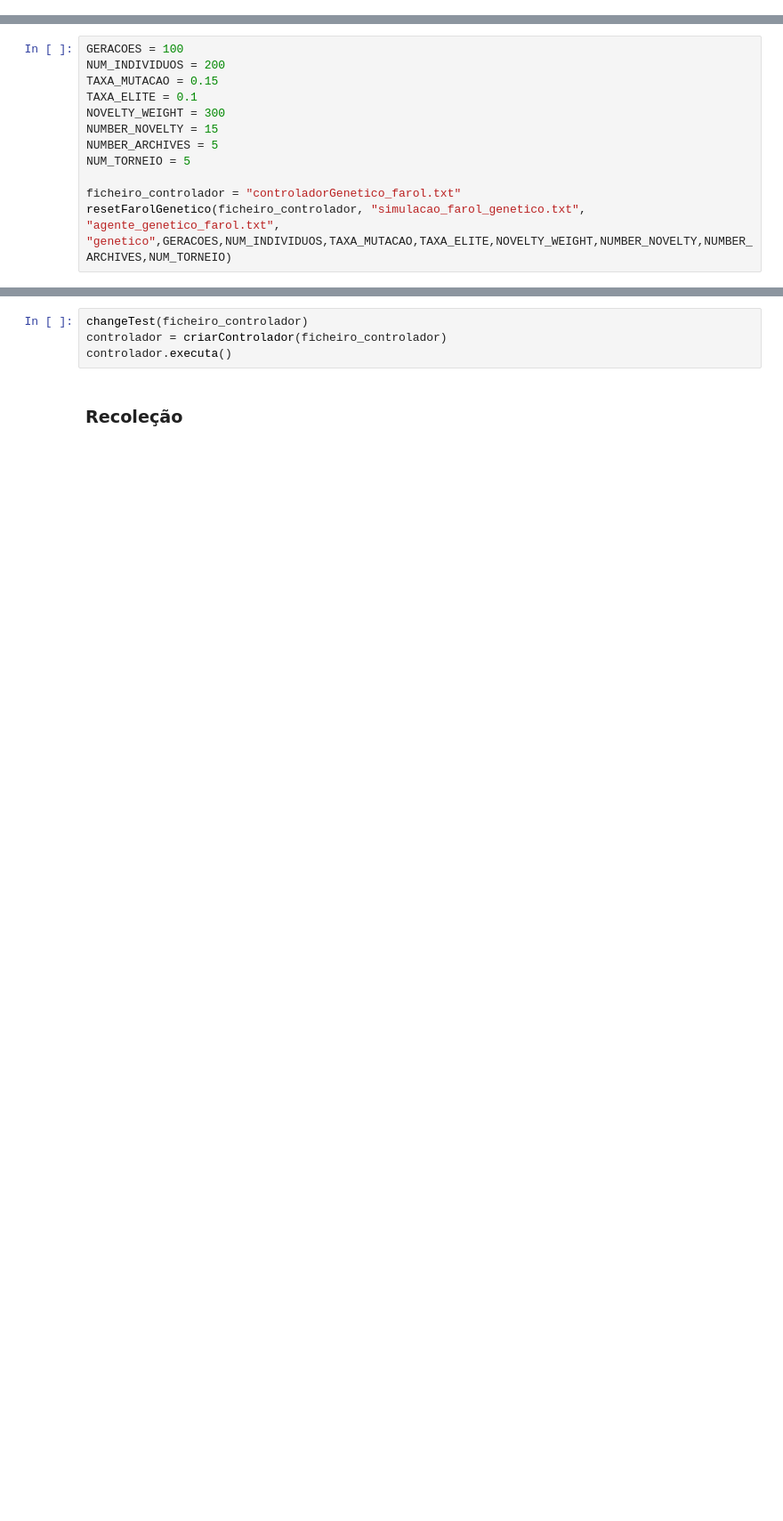
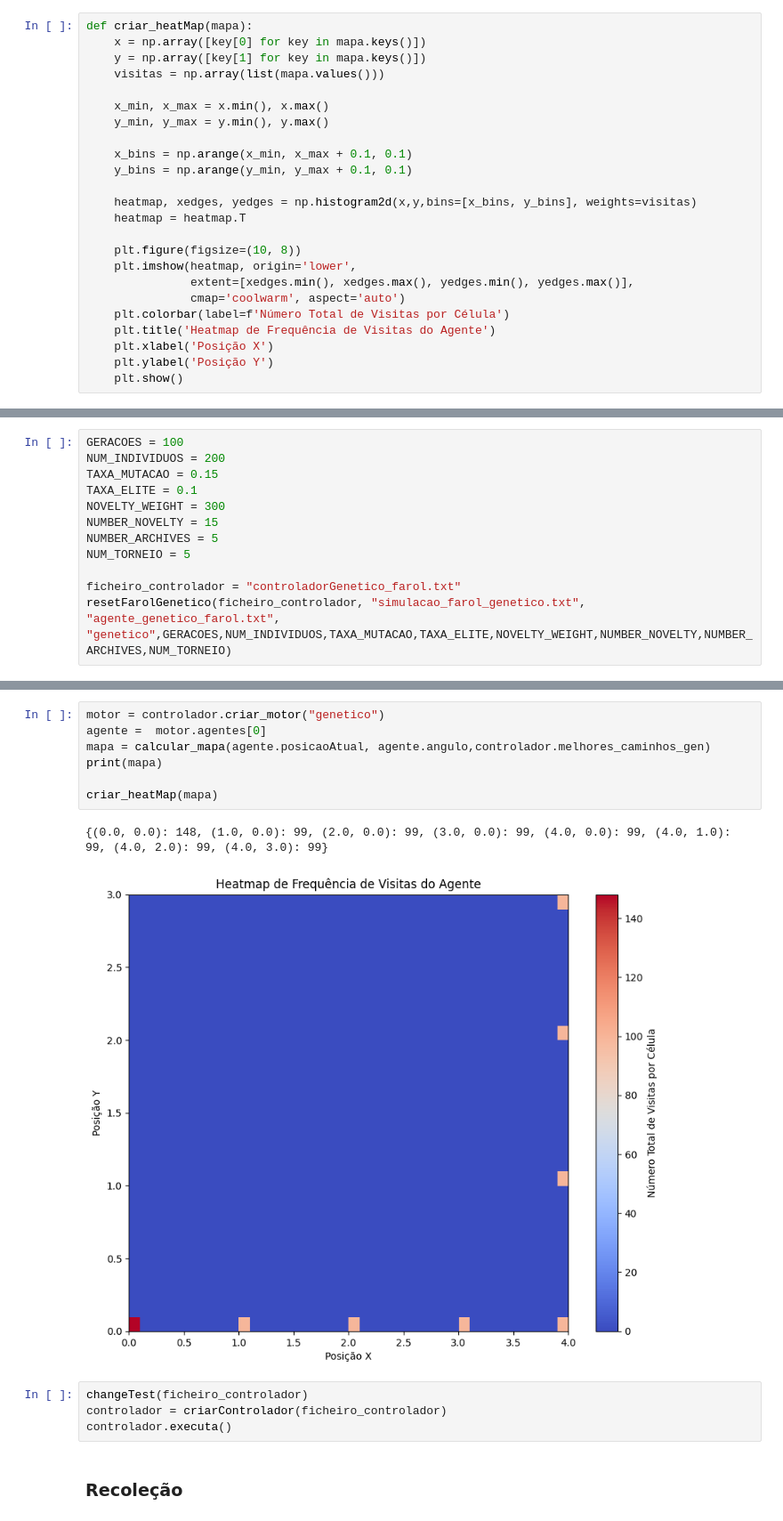
Before and after one commit to Biancs13/ProjetoAA, a Jupyter notebook: Demo.ipynb, the cells around one changed output, grey strips where cells are left out. Shown: that part at 89% size. Saved outputs shown, nothing was run; the diff lists cells and outputs as text; blank space fills up the shorter version.

```diff
--- a/Demo.ipynb
+++ b/Demo.ipynb
@@ -229,6 +188,30 @@ def grafico_fitness(fitnesses):
     plt.ylabel("Average Combined Fitness Score")
     plt.grid(True)
     plt.show()
+# %%
+def criar_heatMap(mapa):
+    x = np.array([key[0] for key in mapa.keys()])
+    y = np.array([key[1] for key in mapa.keys()])
+    visitas = np.array(list(mapa.values()))
+
+    x_min, x_max = x.min(), x.max()
+    y_min, y_max = y.min(), y.max()
+
+    x_bins = np.arange(x_min, x_max + 0.1, 0.1)
+    y_bins = np.arange(y_min, y_max + 0.1, 0.1)
+
+    heatmap, xedges, yedges = np.histogram2d(x,y,bins=[x_bins, y_bins], weights=visitas)
+    heatmap = heatmap.T
+
+    plt.figure(figsize=(10, 8))
+    plt.imshow(heatmap, origin='lower',
+               extent=[xedges.min(), xedges.max(), yedges.min(), yedges.max()],
+               cmap='coolwarm', aspect='auto')
+    plt.colorbar(label=f'Número Total de Visitas por Célula')
+    plt.title('Heatmap de Frequência de Visitas do Agente')
+    plt.xlabel('Posição X')
+    plt.ylabel('Posição Y')
+    plt.show()
 # %% [markdown]
 ### Farol
 # %%
@@ -302,3 +285,13 @@ grafico_fitness(controlador.fitness_medio_geracao)
+# %%
+motor = controlador.criar_motor("genetico")
+agente =  motor.agentes[0]
+mapa = calcular_mapa(agente.posicaoAtual, agente.angulo,controlador.melhores_caminhos_gen)
+print(mapa)
+
+criar_heatMap(mapa)
+# %% [output]
+{(0.0, 0.0): 148, (1.0, 0.0): 99, (2.0, 0.0): 99, (3.0, 0.0): 99, (4.0, 0.0): 99, (4.0, 1.0): 99, (4.0, 2.0): 99, (4.0, 3.0): 99}
+[figure, added]
 # %%
 changeTest(ficheiro_controlador)
 controlador = criarControlador(ficheiro_controlador)
```
Also changed, not shown: parts of 15 cells of this notebook, 10 other files.
